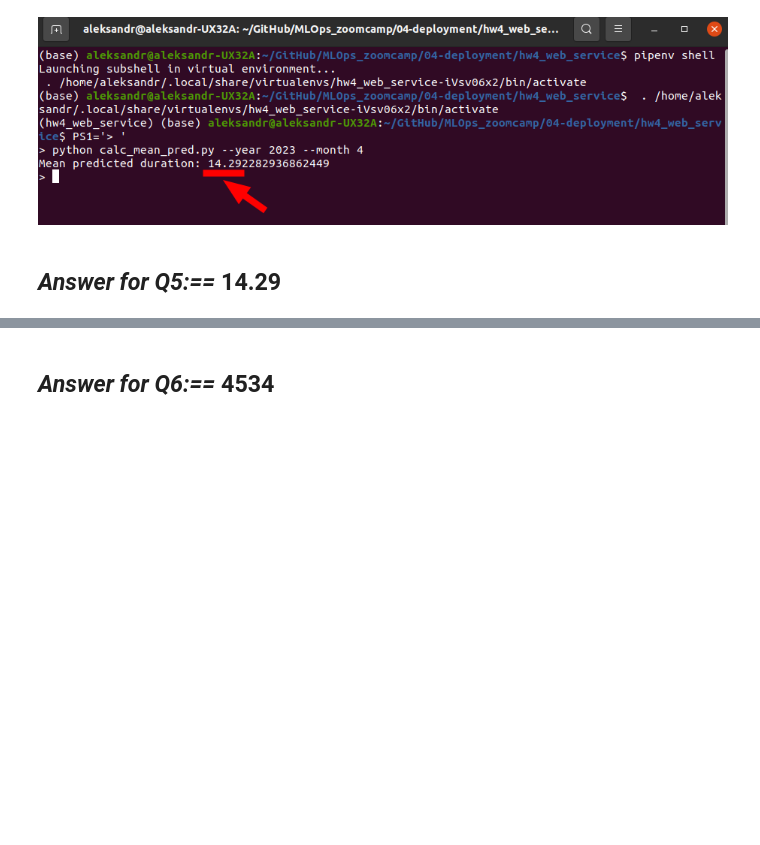
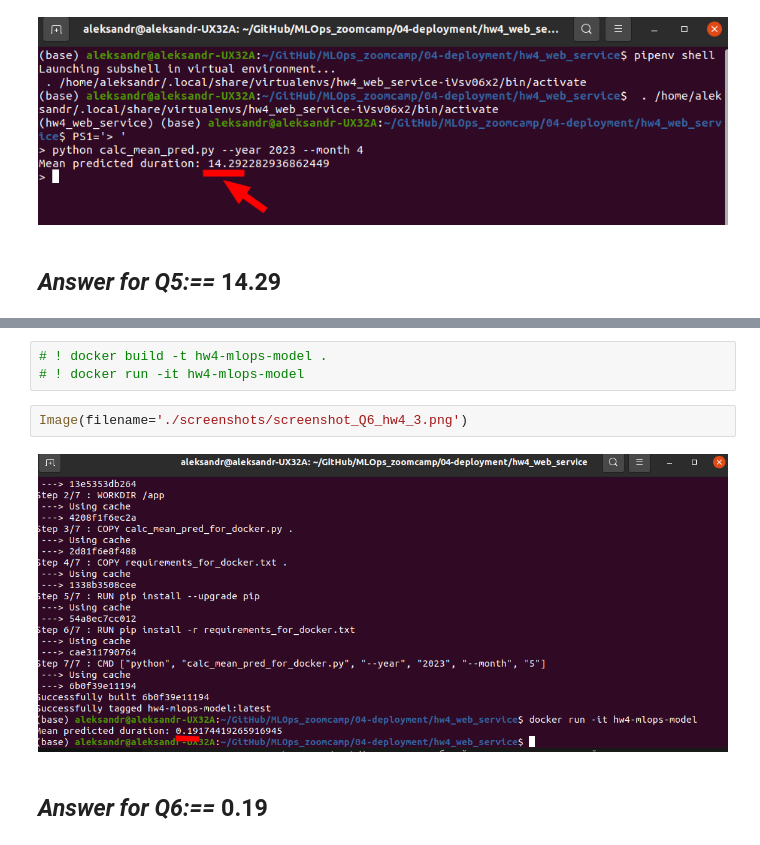
Before and after one commit to alex-sokolov2011/MLOps_zoomcamp, a Jupyter notebook: 04-deployment/hw04.ipynb, the cells around one changed output, grey strips where cells are left out. Saved outputs shown, nothing was run; the diff lists cells and outputs as text; blank space fills up the shorter version.

```diff
--- a/04-deployment/hw04.ipynb
+++ b/04-deployment/hw04.ipynb
@@ -298,2 +450,9 @@ Image(filename='./screenshots/screenshot_Q5_hw4.png')
+# %%
+# ! docker build -t hw4-mlops-model .
+# ! docker run -it hw4-mlops-model
+# %%
+Image(filename='./screenshots/screenshot_Q6_hw4_3.png')
+# %% [output]
+[figure, added]
 # %% [markdown]
-## ***Answer for Q6:==*** 4534
+## ***Answer for Q6:==*** 0.19
```
Also changed, not shown: parts of 9 cells of this notebook, 9 other files.
